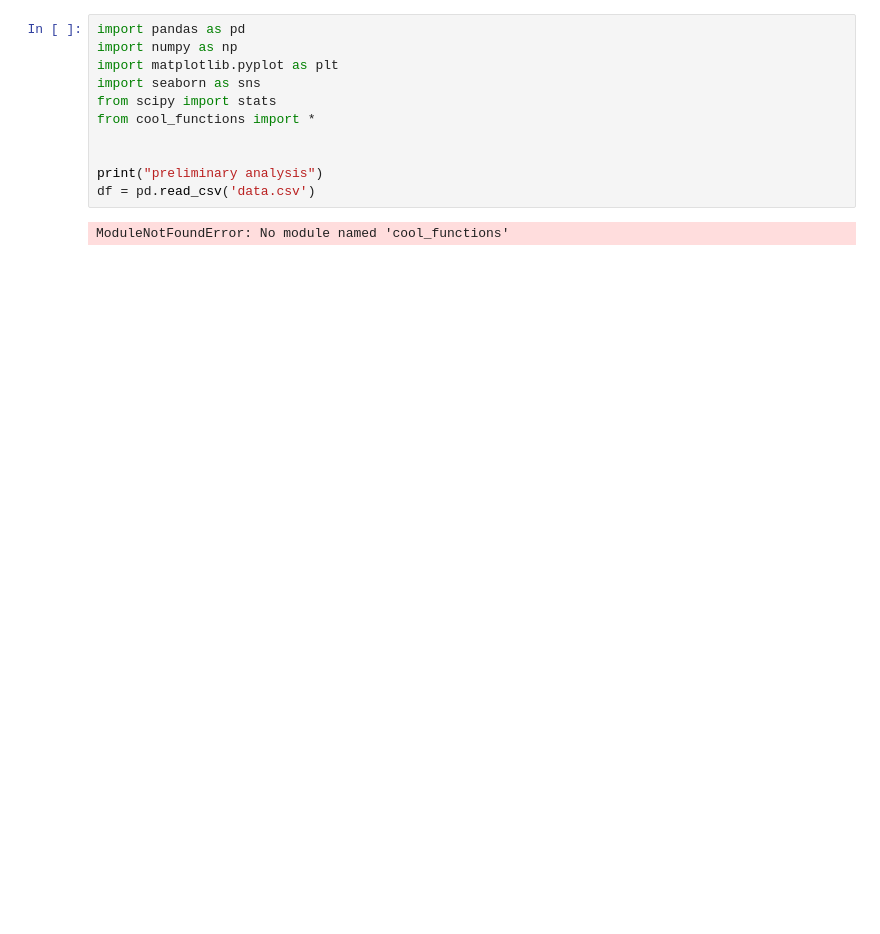
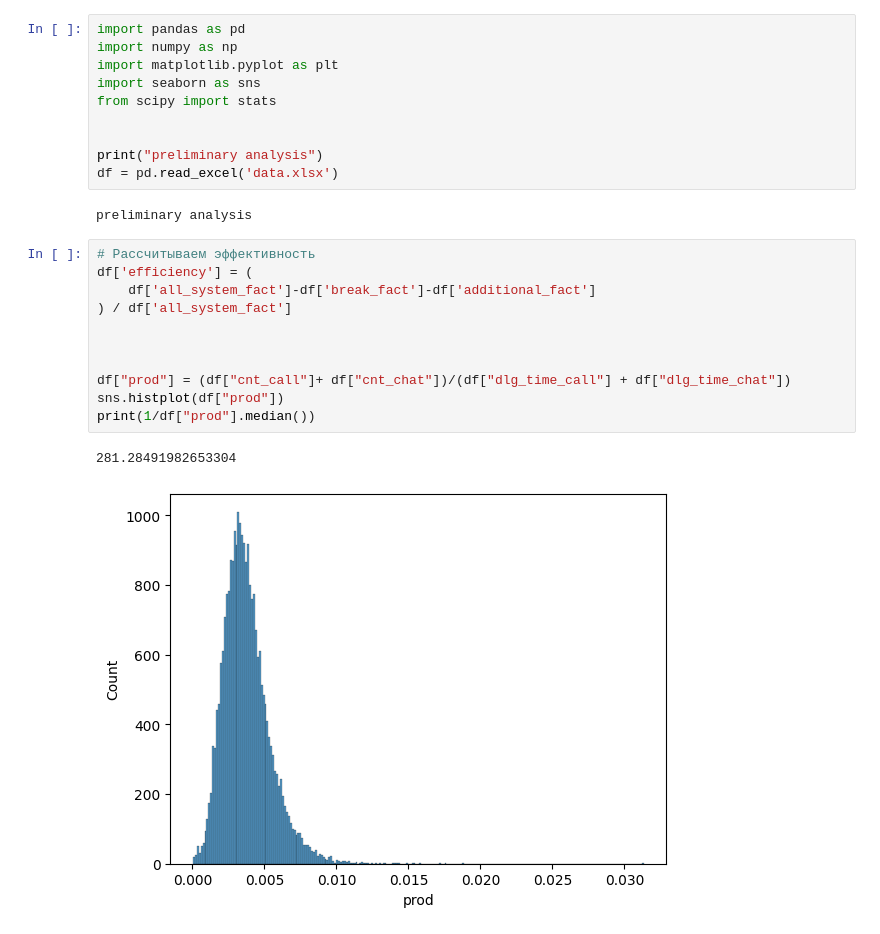
Before and after one commit to Worislooov/DANO_MSC_2025, a Jupyter notebook: Makar/preliminary.ipynb, the cells around one changed output. Drawn from its saved outputs; the diff is of its cells as text; blank space fills up the shorter version.

```diff
--- a/Makar/preliminary.ipynb
+++ b/Makar/preliminary.ipynb
@@ -4,10 +4,23 @@ import numpy as np
 import matplotlib.pyplot as plt
 import seaborn as sns
 from scipy import stats
-from cool_functions import *
 
 
 print("preliminary analysis")
-df = pd.read_csv('data.csv')
+df = pd.read_excel('data.xlsx')
 # %% [output]
-ModuleNotFoundError: No module named 'cool_functions'
+preliminary analysis
+# %%
+# Рассчитываем эффективность
+df['efficiency'] = (
+    df['all_system_fact']-df['break_fact']-df['additional_fact']
+) / df['all_system_fact']
+
+
+
+df["prod"] = (df["cnt_call"]+ df["cnt_chat"])/(df["dlg_time_call"] + df["dlg_time_chat"])
+sns.histplot(df["prod"])
+print(1/df["prod"].median())
+# %% [output]
+281.28491982653304
+[figure, added]
```
Also changed, not shown: parts of 2 cells of this notebook, 1 other file.
